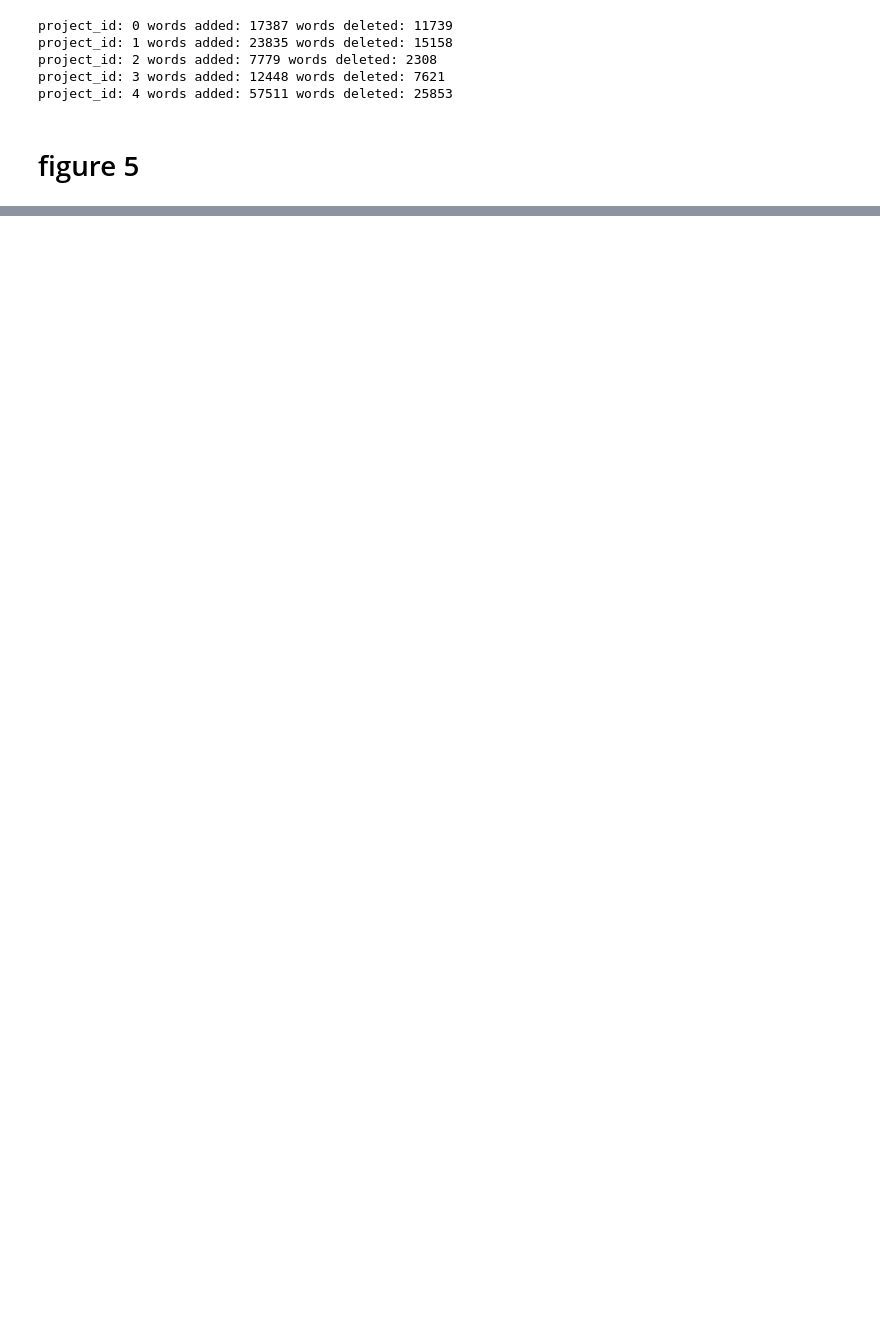
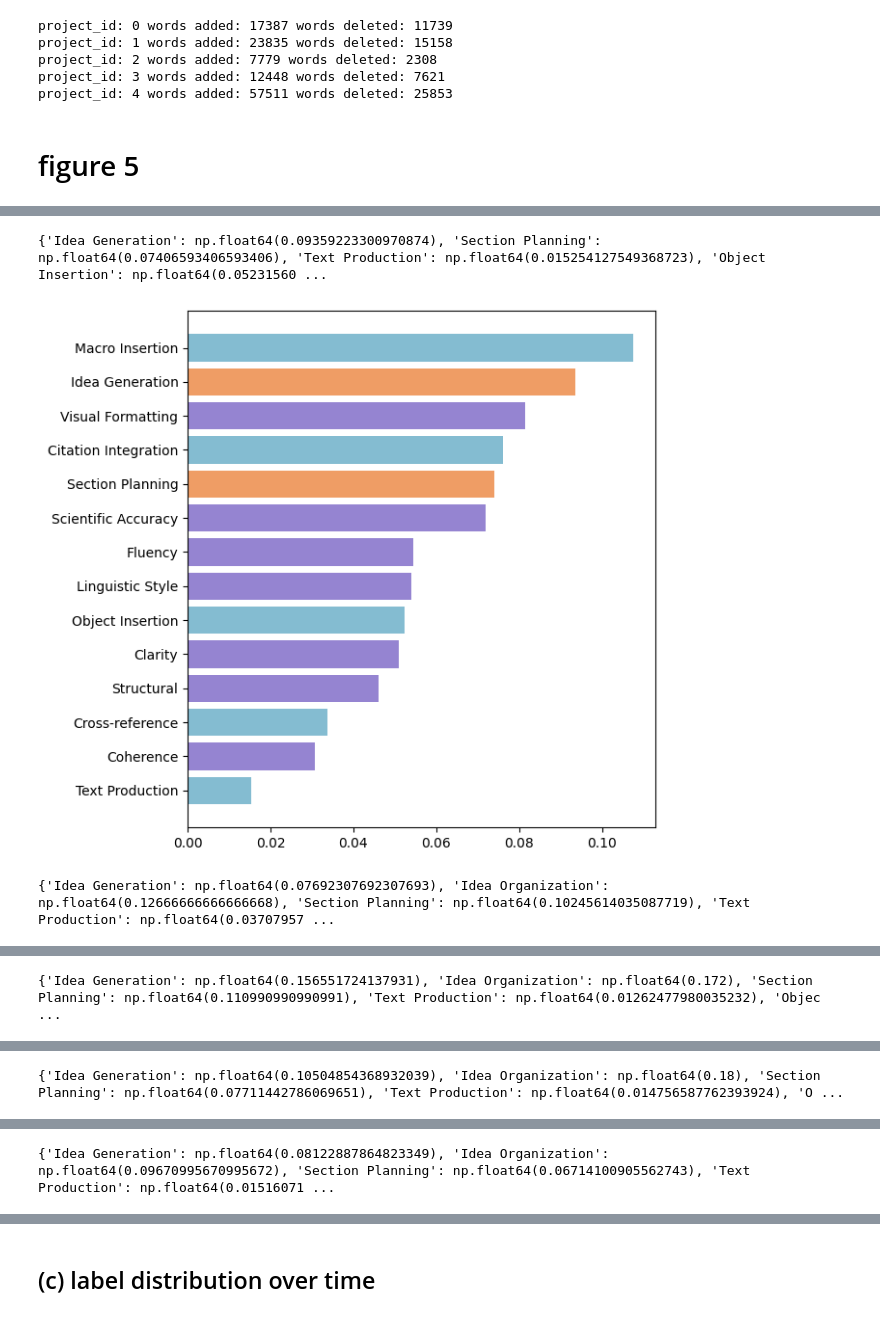
Before and after one commit to minnesotanlp/scholawrite, a Jupyter notebook: analysis/analysis.ipynb, the cells around one changed output, grey strips where cells are left out. Drawn from its saved outputs; the diff is of its cells as text; code cells hidden in the pictures; blank space fills up the shorter version.

```diff
--- a/analysis/analysis.ipynb
+++ b/analysis/analysis.ipynb
@@ -44,0 +64,8 @@ Name: count, dtype: int64
+# %%
+all_project = df["project"].unique()
+all_class = planning_classes + implement_classes + revision_classes
+for pid in all_project:
+    print("project ", pid)
+    counts = df[df["project"]==pid]["label"].value_counts()
+    counts = counts.reindex(all_class)
+    print(counts)
@@ -132,0 +207,11 @@ def get_label_distr(win_num, labels):
+# %%
+for pid in range(5):
+    labels = df[df["project"]==pid]["label"]
+    distr = get_label_distr(num_windows, labels)
+
+    all_label_distance = calculate_label_wasserstein_distance(distr)
+    plot_wasserstein_distance(all_label_distance)
+# %% [output]
+{'Idea Generation': np.float64(0.09359223300970874), 'Section Planning': np.float64(0.07406593406593406), 'Text Production': np.float64(0.015254127549368723), 'Object Insertion': np.float64(0.05231560 ...
+[figure, added]
+{'Idea Generation': np.float64(0.07692307692307693), 'Idea Organization': np.float64(0.12666666666666668), 'Section Planning': np.float64(0.10245614035087719), 'Text Production': np.float64(0.03707957 ...
@@ -132,0 +219 @@ def get_label_distr(win_num, labels):
+{'Idea Generation': np.float64(0.156551724137931), 'Idea Organization': np.float64(0.172), 'Section Planning': np.float64(0.110990990990991), 'Text Production': np.float64(0.01262477980035232), 'Objec ...
@@ -132,0 +221 @@ def get_label_distr(win_num, labels):
+{'Idea Generation': np.float64(0.10504854368932039), 'Idea Organization': np.float64(0.18), 'Section Planning': np.float64(0.07711442786069651), 'Text Production': np.float64(0.014756587762393924), 'O ...
@@ -132,0 +223 @@ def get_label_distr(win_num, labels):
+{'Idea Generation': np.float64(0.08122887864823349), 'Idea Organization': np.float64(0.09670995670995672), 'Section Planning': np.float64(0.06714100905562743), 'Text Production': np.float64(0.01516071 ...
@@ -133,3 +225,5 @@ def get_label_distr(win_num, labels):
+# %% [markdown]
+## (c) label distribution over time
 # %%
 def plot_distr_figure(distr_dict):
 
```
Also changed, not shown: parts of 15 cells of this notebook.
